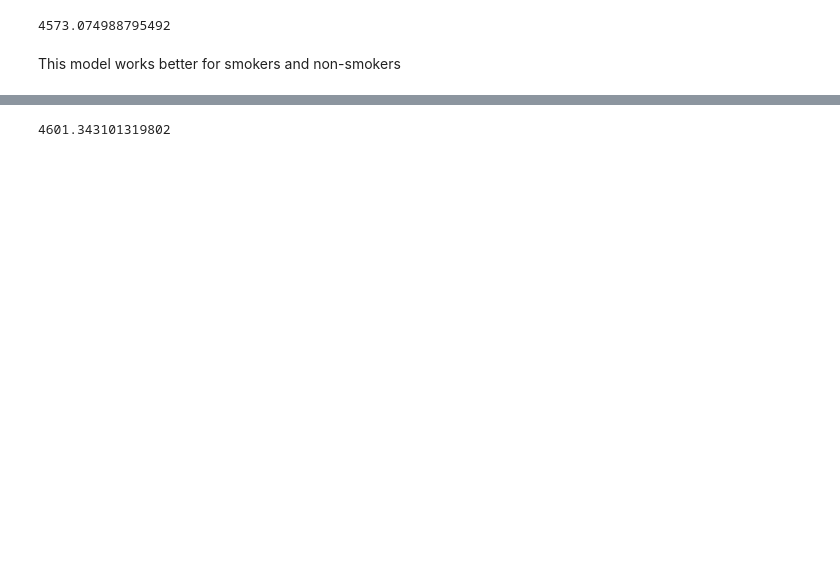
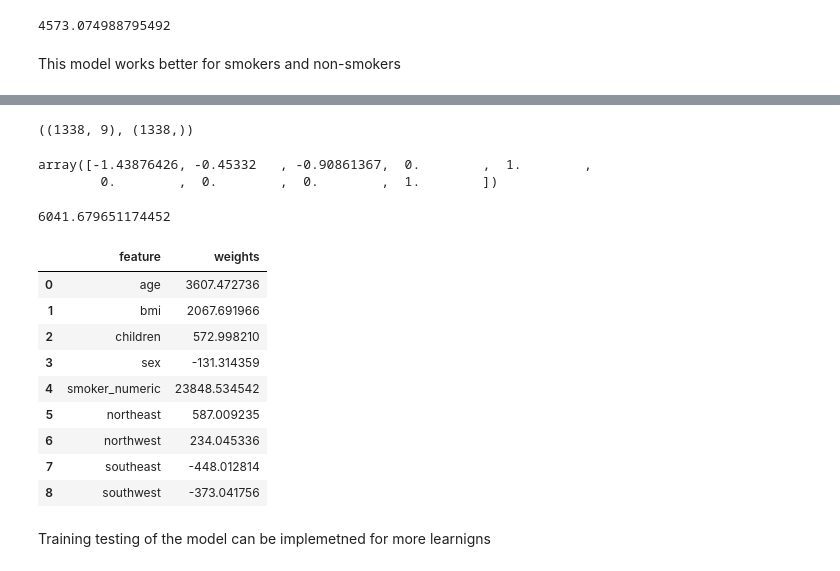
Before and after one commit to mr-ayush-agrawal/MachineLearningBasics, a Jupyter notebook: freeCodeCamp/LinReg/eda.ipynb, the cells around one changed output, grey strips where cells are left out. Drawn from its saved outputs; the diff is of its cells as text; code cells hidden in the pictures; blank space fills up the shorter version.

```diff
--- a/freeCodeCamp/LinReg/eda.ipynb
+++ b/freeCodeCamp/LinReg/eda.ipynb
@@ -670,0 +731,3 @@ This model works better for smokers and non-smokers
+# %%
+scaled_inputs = scaler.transform(data[numeric_cols])
+scaled_inputs
@@ -670,0 +742,3 @@ This model works better for smokers and non-smokers
+# %%
+cat_data = data[['sex', 'smoker_numeric', 'northeast', 'northwest', 'southeast', 'southwest']].values
+cat_data
@@ -671,8 +753,36 @@ This model works better for smokers and non-smokers
+# %%
+x = np.concatenate((scaled_inputs, cat_data), axis = 1 )
+y = data.charges
+x.shape, y.shape
+# %% [output]
+((1338, 9), (1338,))
+# %%
+x[0]
+# %% [output]
+array([-1.43876426, -0.45332   , -0.90861367,  0.        ,  1.        ,
+        0.        ,  0.        ,  0.        ,  1.        ])
 # %%
-x, y = non_smokers[['age', 'bmi', 'children', 'sex']], non_smokers.charges
-
-model = LinearRegression().fit(x,y)
-pre = model.predict(x)
+model = LinearRegression().fit(x, y)
+pre  = model.predict(x)
 rmse(y, pre)
 # %% [output]
-4601.343101319802
+6041.679651174452
+# %%
+weights = pd.DataFrame({
+    "feature": ['age', 'bmi', 'children', 'sex', 'smoker_numeric', 'northeast', 'northwest', 'southeast', 'southwest'],
+    "weights": model.coef_
+})
+weights
+# %% [output]
+|  | feature | weights |
+| 0 | age | 3607.472736 |
+| 1 | bmi | 2067.691966 |
+| 2 | children | 572.998210 |
+| 3 | sex | -131.314359 |
+| 4 | smoker_numeric | 23848.534542 |
+| 5 | northeast | 587.009235 |
+| 6 | northwest | 234.045336 |
+| 7 | southeast | -448.012814 |
+| 8 | southwest | -373.041756 |
+# %% [markdown]
+Training testing of the model can be implemetned for more learnigns
```
Also changed, not shown: parts of 17 cells of this notebook.
